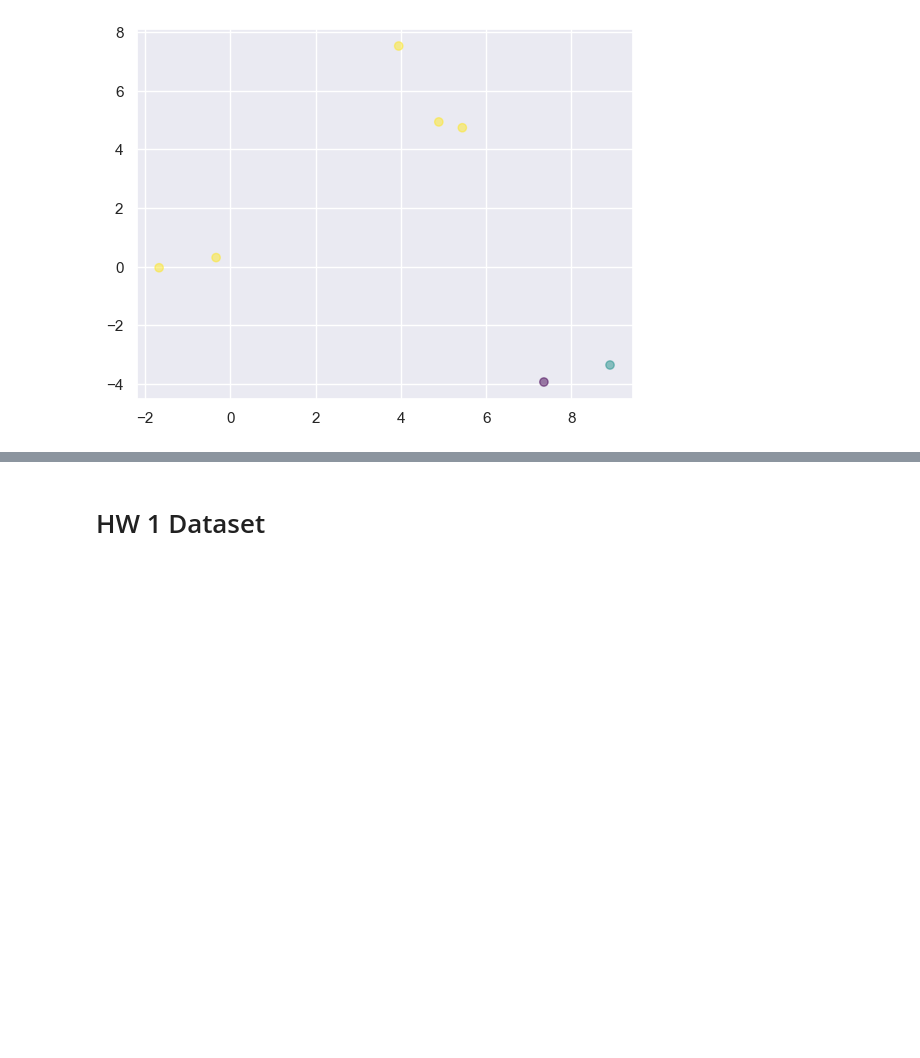
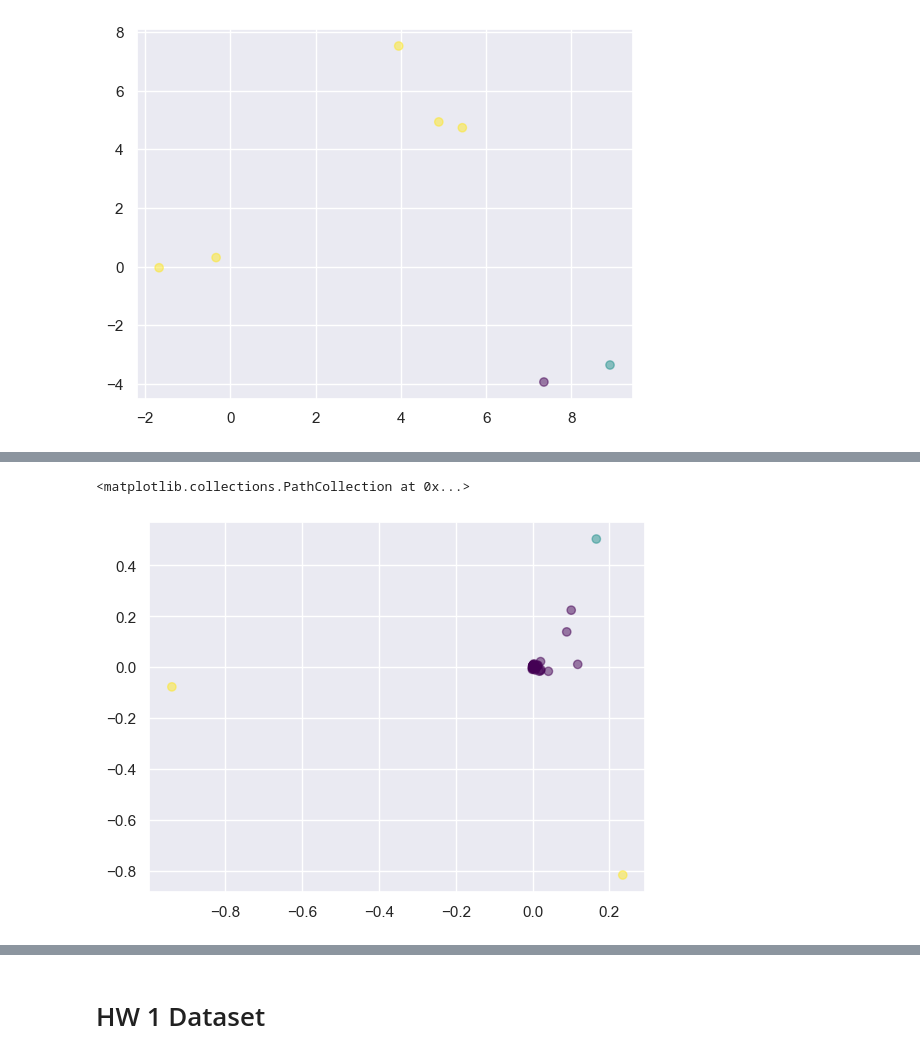
Before and after one commit to gil2rok/geometric-data-analysis, a Jupyter notebook: hw1/code/questions.ipynb, the cells around one changed output, grey strips where cells are left out. Cells and saved outputs as stored; diff of their text form; code cells hidden in the pictures; blank space fills up the shorter version.

```diff
--- a/hw1/code/questions.ipynb
+++ b/hw1/code/questions.ipynb
@@ -105,0 +106,12 @@ KeyboardInterrupt:
+# %%
+spectral_clustering = SpectralClustering(X, metric=euclidean_dist, similarity_method='rbf')
+Y = spectral_clustering.fit(k=3)
+
+kmeans2 = KMeans(Y, metric=euclidean_dist)
+kmeans2.fit(k=3)
+
+cluster_assignements = [cluster[0] for cluster in kmeans2.assignments]
+plt.scatter(Y[:,0], Y[:,1], c=cluster_assignements, alpha=0.5, cmap='viridis')
+# %% [output]
+<matplotlib.collections.PathCollection at 0x...>
+[figure, added]
```
Also changed, not shown: parts of 9 cells of this notebook, 11 other files.
